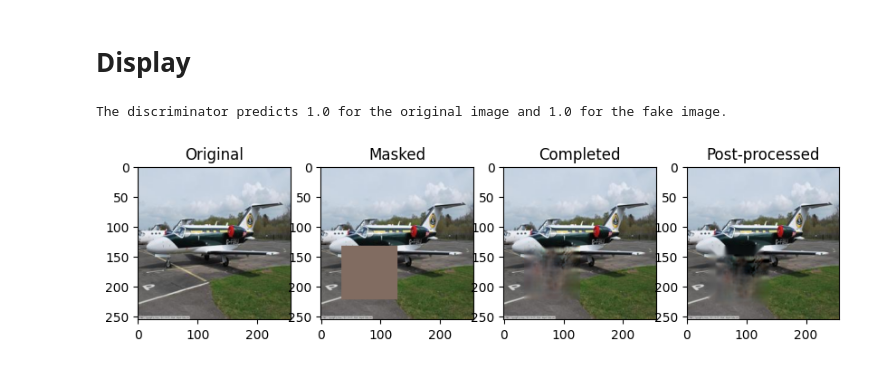
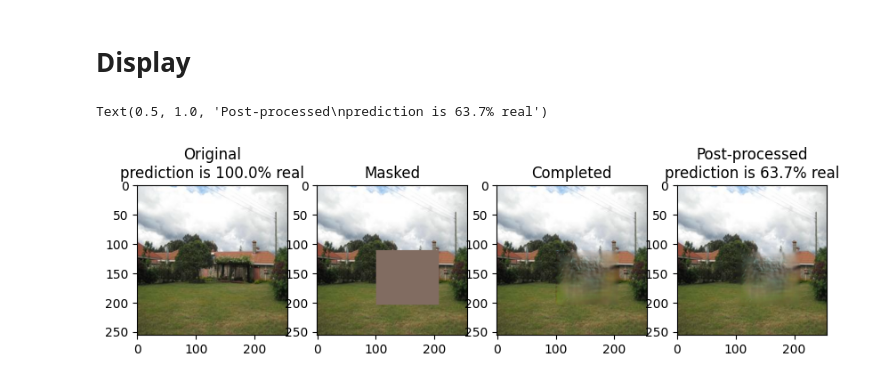
Before and after one commit to poloincognito/glcic, a Jupyter notebook: notebooks/10_test.ipynb, the cells around one changed output. Cells and saved outputs as stored; diff of their text form; code cells hidden in the pictures.

```diff
--- a/notebooks/10_test.ipynb
+++ b/notebooks/10_test.ipynb
@@ -29,7 +30,7 @@ Load: load_state dict from ../logs/models/cn_scrapped_weights
 # random_dir = random.choice(os.listdir('../data/val/'))
 # %%
 # load the dataset
-test_dataset_dir = '../data/val/'
+test_dataset_dir = '../data/train/'
 test_dataset = torchvision.datasets.ImageFolder(root=test_dataset_dir, transform=torchvision.transforms.ToTensor())
 test_dataloader = torch.utils.data.DataLoader(test_dataset, batch_size=4, shuffle=False)
 
@@ -63,25 +65,23 @@ with torch.no_grad():
 # %%
 import matplotlib.pyplot as plt
 
 fig, axes = plt.subplots(1, 4, figsize=(10, 15))
 
 # display the original image
 axes[0].imshow(batch[0].permute(1,2,0))
-axes[0].set_title('Original')
+axes[0].set_title(f'Original\nprediction is {round(100*real,1)}% real')
 
 # display the masked image
 axes[1].imshow(masked_batch[0].permute(1,2,0))
 axes[1].set_title('Masked')
 
 # completed
 axes[2].imshow(completed[0].permute(1,2,0))
 axes[2].set_title('Completed')
 
 # post-processed
 axes[3].imshow(postprocessed[0].permute(1,2,0))
-axes[3].set_title('Post-processed')
-
-print("The discriminator predicts {} for the original image and {} for the fake image.".format(float(real_preds[0]), float(fake_pred[0])))
+axes[3].set_title(f'Post-processed\nprediction is {round(100*fake,1)}% real')
 # %% [output]
-The discriminator predicts 1.0 for the original image and 1.0 for the fake image.
+Text(0.5, 1.0, 'Post-processed\nprediction is 63.7% real')
-[figure, old version]
+[figure, new version]
```
Also changed, not shown: parts of 2 cells of this notebook, 8 other files.
